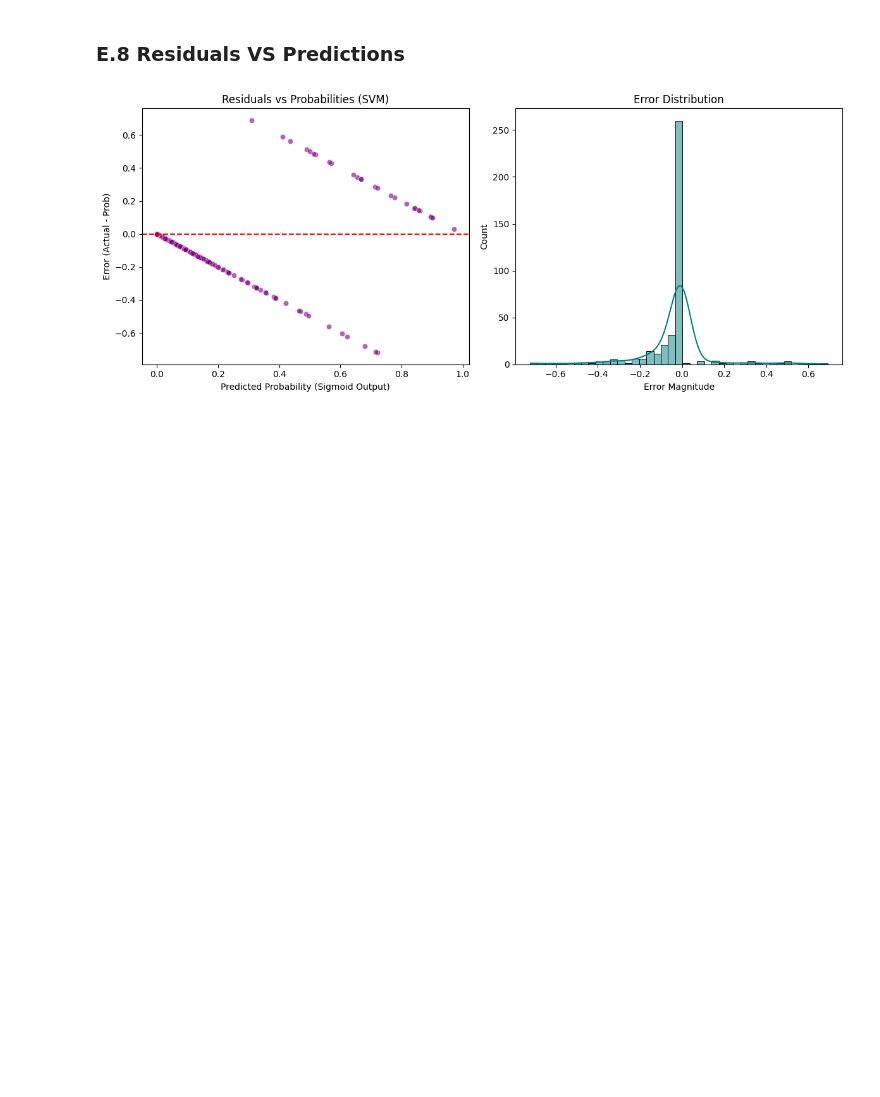
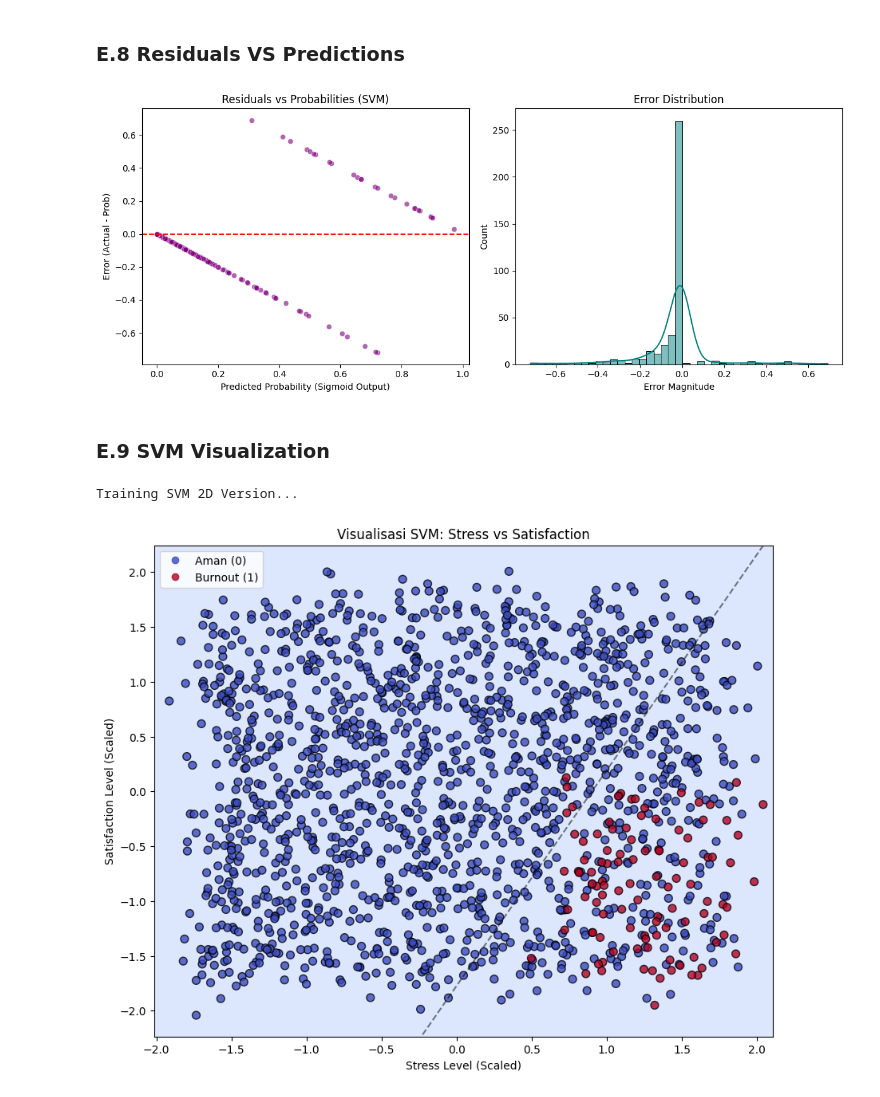
Before and after one commit to HablSank/1Day-1Dataset_MachineLearningProject, a Jupyter notebook: Day-16/Support Vector Machine (HR Burnout)/synthetic_employee_burnout.ipynb, the cells around one changed output. Drawn from its saved outputs; the diff is of its cells as text; code cells hidden in the pictures; blank space fills up the shorter version.

```diff
--- a/Day-16/Support Vector Machine (HR Burnout)/synthetic_employee_burnout.ipynb
+++ b/Day-16/Support Vector Machine (HR Burnout)/synthetic_employee_burnout.ipynb
@@ -698,3 +698,61 @@ plt.tight_layout()
 plt.show()
 # %% [output]
 [figure]
+# %% [markdown]
+### E.9 SVM Visualization
+# %%
+# --- 1. SIAPKAN DATA & TRAIN ---
+# Kita ambil Stress (7) & Satisfaction (6)
+feature_cols = [7, 6]
+X_vis = X_train.iloc[:, feature_cols].values
+y_vis = y_train.values
+
+# Train Model Khusus 2D
+print("Training SVM 2D Version...")
+model_vis = SVMManual(learning_rate=0.0001, lambda_param=0.001, n_iters=2000)
+model_vis.fit(X_vis, y_vis)
+
+# --- 2. PLOT FUNCTION (WITH JITTER TRICK) ---
+def plot_svm_boundary_2d(X, y, model, title="SVM Decision Boundary"):
+    # Canvas (Meshgrid) - Tetap pakai data asli buat range-nya
+    x_min, x_max = X[:, 0].min() - 0.5, X[:, 0].max() + 0.5
+    y_min, y_max = X[:, 1].min() - 0.5, X[:, 1].max() + 0.5
+    xx, yy = np.meshgrid(np.arange(x_min, x_max, 0.02),
+                         np.arange(y_min, y_max, 0.02))
+
+    # Calculate Hyperplane
+    grid_points = np.c_[xx.ravel(), yy.ravel()]
+    Z = np.dot(grid_points, model.w) + model.b
+    Z = Z.reshape(xx.shape)
+
+    plt.figure(figsize=(10, 8))
+
+    # Contour & Boundary Lines (Background tetap murni matematika)
+    plt.contourf(xx, yy, np.sign(Z), alpha=0.3, cmap='coolwarm')
+    plt.contour(xx, yy, Z, colors='k', levels=[-1, 0, 1], alpha=0.5,
+                linestyles=['--', '-', '--'])
+
+    # --- TRICK: JITTERING ---
+    # Kita goyang titiknya dikit biar gak berbaris kaku
+    # Ini cuma visualisasi, tidak merubah model
+    X_jitter = X.copy()
+    noise_strength = 0.15 # Semakin besar, semakin nyebar
+    X_jitter[:, 0] += np.random.normal(0, noise_strength, size=len(X))
+    X_jitter[:, 1] += np.random.normal(0, noise_strength, size=len(X))
+
+    # Data Points (Pakai X_jitter)
+    scatter = plt.scatter(X_jitter[:, 0], X_jitter[:, 1], c=y, cmap='coolwarm', s=50, edgecolors='k', alpha=0.8)
+
+    # Legend
+    plt.legend(handles=scatter.legend_elements()[0], labels=['Aman (0)', 'Burnout (1)'])
+
+    plt.title(title)
+    plt.xlabel("Stress Level (Scaled)")
+    plt.ylabel("Satisfaction Level (Scaled)")
+    plt.show()
+
+# --- 3. EKSEKUSI ---
+plot_svm_boundary_2d(X_vis, y_vis, model_vis, title="Visualisasi SVM: Stress vs Satisfaction")
+# %% [output]
+Training SVM 2D Version...
+[figure, added]
```
